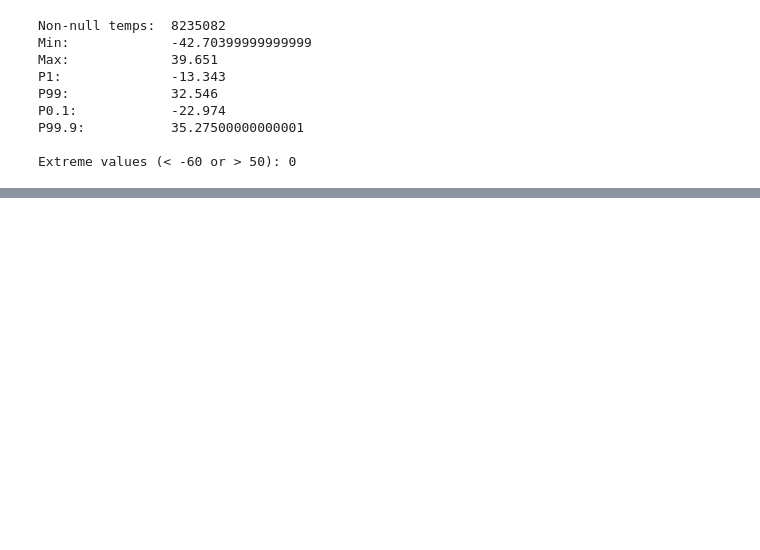
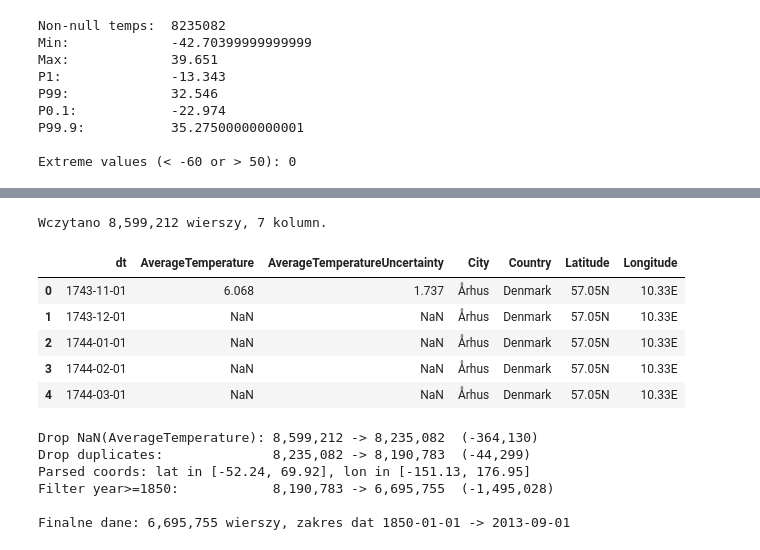
Before and after one commit to TGajewski09/ASI_projekt, a Jupyter notebook: notebooks/eda_01_raw_temperatures.ipynb, the cells around one changed output, grey strips where cells are left out. Saved outputs shown, nothing was run; the diff lists cells and outputs as text; code cells hidden in the pictures; blank space fills up the shorter version.

```diff
--- a/notebooks/eda_01_raw_temperatures.ipynb
+++ b/notebooks/eda_01_raw_temperatures.ipynb
@@ -57,7 +104,7 @@ Date range:                          1743-11-01 to 2013-09-01
 lat_formats = set()
 lon_formats = set()
 seen = {}
-dups = 0
+duplicates = 0
 
 with open(DATA_PATH, encoding='utf-8') as f:
     reader = csv.DictReader(f)
@@ -68,13 +115,13 @@ with open(DATA_PATH, encoding='utf-8') as f:
             lon_formats.add(row['Longitude'][-1])
         key = (row['dt'], row['City'], row['Country'])
         if key in seen:
-            dups += 1
+            duplicates += 1
         else:
             seen[key] = 1
 
 print('Latitude suffix chars:', lat_formats)
 print('Longitude suffix chars:', lon_formats)
-print('Duplicate (dt, City, Country) combos:', dups)
+print('Duplicate (dt, City, Country) combos:', duplicates)
 # %% [output]
 Latitude suffix chars: {'N', 'S'}
 Longitude suffix chars: {'W', 'E'}
@@ -146,0 +217,49 @@ Extreme values (< -60 or > 50): 0
+# %%
+import pandas as pd
+import numpy as np
+
+df = pd.read_csv(DATA_PATH, parse_dates=['dt'])
+print(f'Wczytano {len(df):,} wierszy, {df.shape[1]} kolumn.')
+df.head()
+# %% [output]
+Wczytano 8,599,212 wierszy, 7 kolumn.
+|  | dt | AverageTemperature | AverageTemperatureUncertainty | City | Country | Latitude | Longitude |
+| 0 | 1743-11-01 | 6.068 | 1.737 | Århus | Denmark | 57.05N | 10.33E |
+| 1 | 1743-12-01 | NaN | NaN | Århus | Denmark | 57.05N | 10.33E |
+| 2 | 1744-01-01 | NaN | NaN | Århus | Denmark | 57.05N | 10.33E |
+| 3 | 1744-02-01 | NaN | NaN | Århus | Denmark | 57.05N | 10.33E |
+| 4 | 1744-03-01 | NaN | NaN | Århus | Denmark | 57.05N | 10.33E |
+# %%
+# 2.1 Drop NaN w target
+before = len(df)
+df = df.dropna(subset=['AverageTemperature']).copy()
+print(f'Drop NaN(AverageTemperature): {before:,} -> {len(df):,}  (-{before-len(df):,})')
+
+# 2.2 Drop duplicates po (dt, City, Country)
+before = len(df)
+df = df.drop_duplicates(subset=['dt', 'City', 'Country'])
+print(f'Drop duplicates:              {before:,} -> {len(df):,}  (-{before-len(df):,})')
+
+# 2.3 Parsowanie współrzędnych, np "59.20N" -> 59.20, "5.63W" -> -5.63
+def parse_coord(value: str, positive_suffix: str) -> float:
+    suffix = value[-1]
+    number = float(value[:-1])
+    return number if suffix == positive_suffix else -number
+
+df['lat'] = df['Latitude'].map(lambda v: parse_coord(v, 'N'))
+df['lon'] = df['Longitude'].map(lambda v: parse_coord(v, 'E'))
+print(f'Parsed coords: lat in [{df.lat.min():.2f}, {df.lat.max():.2f}], lon in [{df.lon.min():.2f}, {df.lon.max():.2f}]')
+
+# 2.4 Filtr ery (>=1850)
+before = len(df)
+df = df[df['dt'].dt.year >= 1850].reset_index(drop=True)
+print(f'Filter year>=1850:            {before:,} -> {len(df):,}  (-{before-len(df):,})')
+
+print(f'\nFinalne dane: {len(df):,} wierszy, zakres dat {df["dt"].min().date()} -> {df["dt"].max().date()}')
+# %% [output]
+Drop NaN(AverageTemperature): 8,599,212 -> 8,235,082  (-364,130)
+Drop duplicates:              8,235,082 -> 8,190,783  (-44,299)
+Parsed coords: lat in [-52.24, 69.92], lon in [-151.13, 176.95]
+Filter year>=1850:            8,190,783 -> 6,695,755  (-1,495,028)
+
+Finalne dane: 6,695,755 wierszy, zakres dat 1850-01-01 -> 2013-09-01
```
Also changed, not shown: parts of 16 cells of this notebook.
